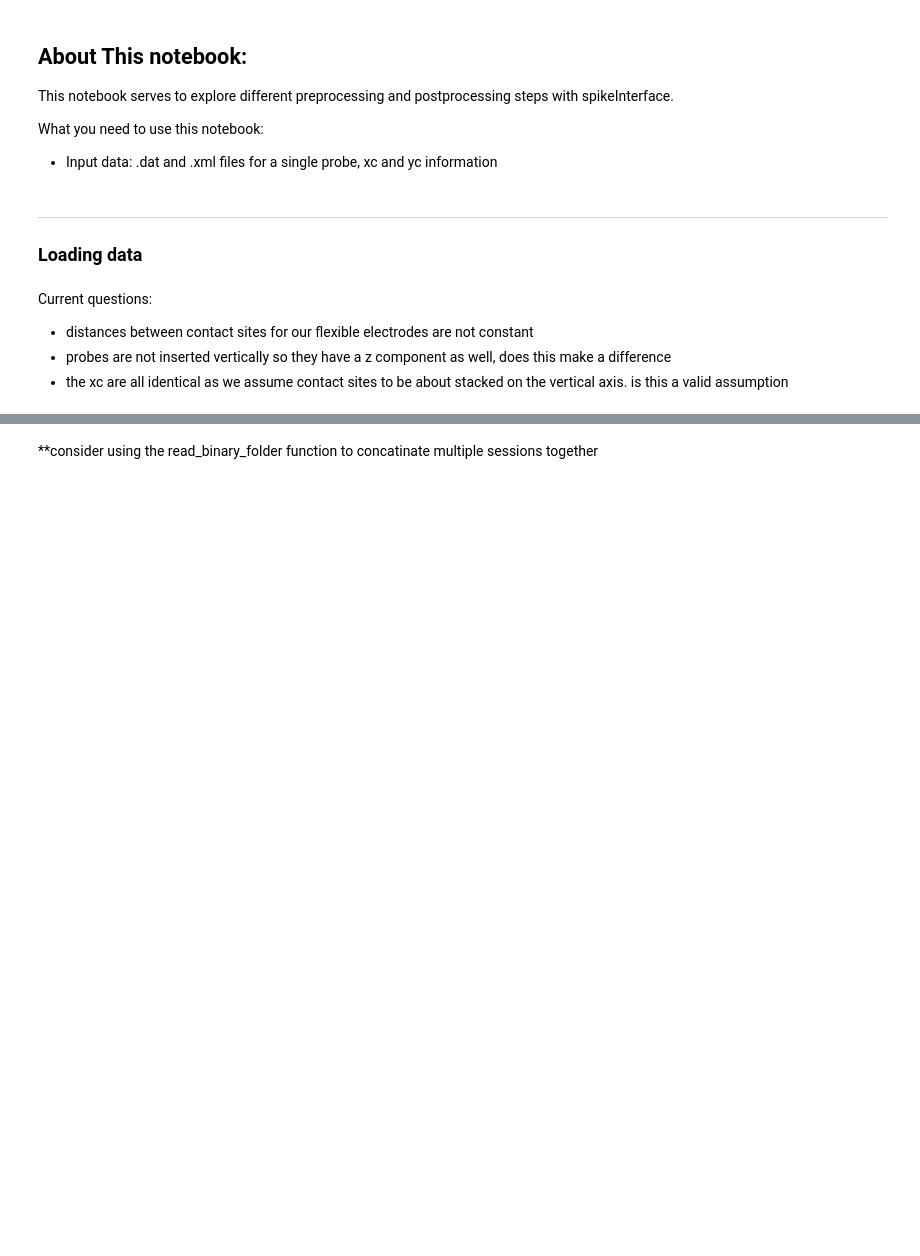
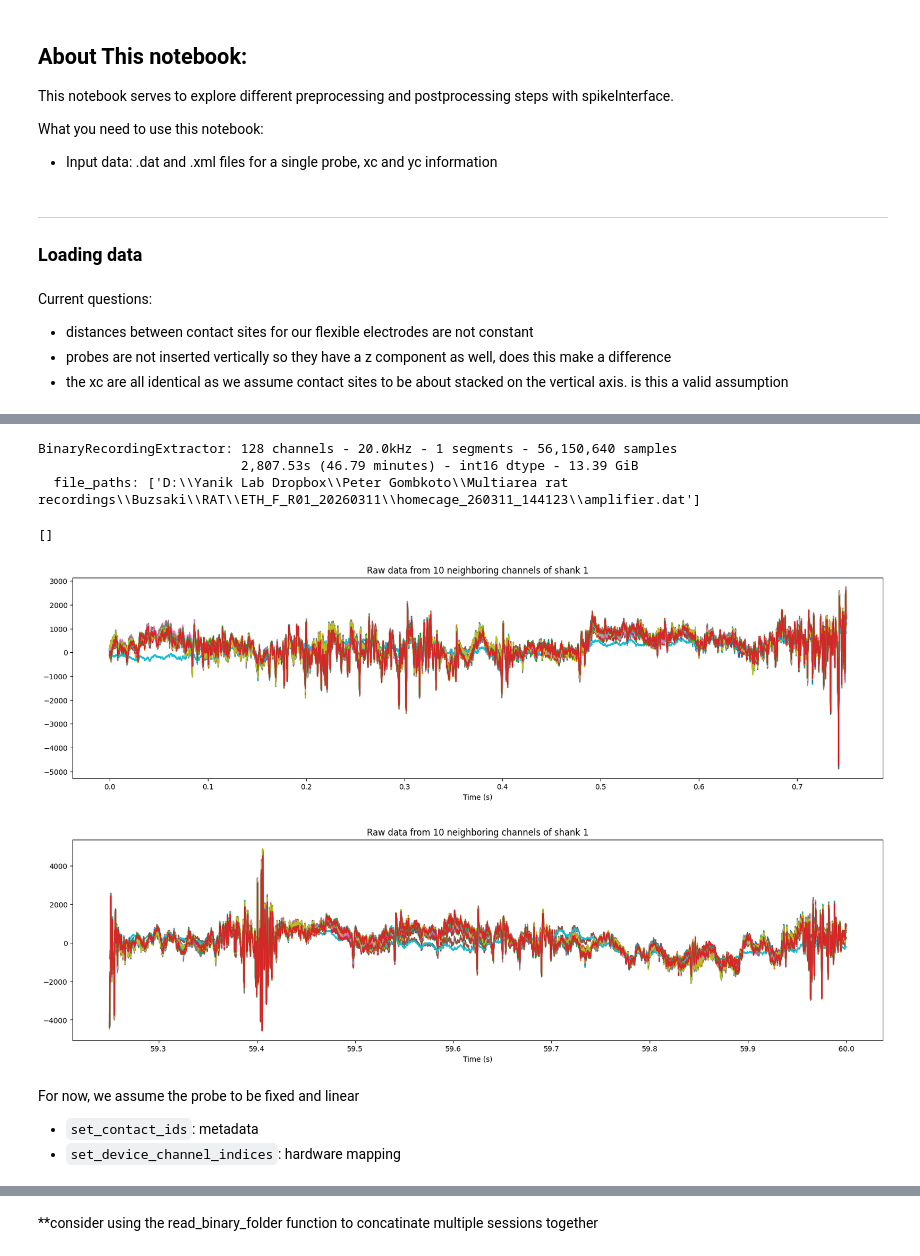
Before and after one commit to BruneBettler/SpikeExplore, a Jupyter notebook: dataExploration.ipynb, the cells around one changed output, grey strips where cells are left out. Cells and saved outputs as stored; diff of their text form; code cells hidden in the pictures; blank space fills up the shorter version.

```diff
--- a/dataExploration.ipynb
+++ b/dataExploration.ipynb
@@ -19,9 +26,25 @@ Current questions:
 - probes are not inserted vertically so they have a z component as well, does this make a difference
 - the xc are all identical as we assume contact sites to be about stacked on the vertical axis. is this a valid assumption
 # %%
+buzsaki_data = {
+    "dat_path": r"D:\Yanik Lab Dropbox\Peter Gombkoto\Multiarea rat recordings\Buzsaki\RAT\ETH_F_R01_20260311\homecage_260311_144123\amplifier.dat",
+    "xml_path": r"D:\Yanik Lab Dropbox\Peter Gombkoto\Multiarea rat recordings\Buzsaki\RAT\ETH_F_R01_20260311\homecage_260311_144123\amplifier.xml",
+    "xc_dist": [0,1000],       # x-axis distance between contact sites in um (0.0 if all contact sites are aligned vertically)
+    "yc_dist": [15.5, 50.0],      # y-axisdistance between contact sites in um
+}
+
+neuroTech_data = {
+    "dat_path": r"D:\Yanik Lab Dropbox\Peter Gombkoto\Multiarea rat recordings\rTBY34\preprocessed_data\5_freely_behav_220311_151222\amplifier.dat",
+    "xml_path": r"D:\Yanik Lab Dropbox\Peter Gombkoto\Multiarea rat recordings\rTBY34\preprocessed_data\5_freely_behav_220311_151222\amplifier.xml",
+    "xc_dist": [0, 1000, 2000, 3000],       # x-axis distance between contact sites in um (0.0 if all contact sites are aligned vertically)
+    "yc_dist": [60.0, 40.0, 40.0, 60.0],      # y-axisdistance between contact sites in um
+}
+
+
 # TODO: Modify the code below for your particular input data
+data = buzsaki_data
 
-dat_path = r"D:\Yanik Lab Dropbox\Peter Gombkoto\Multiarea rat recordings\Buzsaki\RAT\ETH_F_R01_20260311\homecage_260311_144123\amplifier.dat"
-xml_path = r"D:\Yanik Lab Dropbox\Peter Gombkoto\Multiarea rat recordings\Buzsaki\RAT\ETH_F_R01_20260311\homecage_260311_144123\amplifier.xml"
-xc_dist = 0.0       # x-axis distance between contact sites in um (0.0 if all contact sites are aligned vertically)
-yc_dist = 15.5      # y-axisdistance between contact sites in um
+dat_path = data["dat_path"]
+xml_path = data["xml_path"]
+xc_dist = data["xc_dist"]
+yc_dist = data["yc_dist"]
@@ -28,2 +74,36 @@ yc_dist = 15.5      # y-axisdistance between contact sites in um
 # %%
-recording = si.read_binary(dat_path, sampling_frequency=30000, num_chan=32, dtype="int16")
+channel_ids, xml_data = getXMLData(xml_path)
+nBits, nChannels, samplingRate, offset, lfpSamplingRate = xml_data
+
+recording = si.read_binary(file_paths=dat_path, sampling_frequency=samplingRate, dtype=f"int{nBits}", num_channels=nChannels, channel_ids=channel_ids, is_filtered=False)
+# %%
+recording
+# %% [output]
+BinaryRecordingExtractor: 128 channels - 20.0kHz - 1 segments - 56,150,640 samples
+                          2,807.53s (46.79 minutes) - int16 dtype - 13.39 GiB
+  file_paths: ['D:\\Yanik Lab Dropbox\\Peter Gombkoto\\Multiarea rat recordings\\Buzsaki\\RAT\\ETH_F_R01_20260311\\homecage_260311_144123\\amplifier.dat']
+# %%
+shank1_traces = recording.get_traces(channel_ids=channel_ids[:64], start_frame=1200000, end_frame=2400000)  # Get the first second of data for the first 64 channels
+uV_per_count = 0.195 #https://intantech.com/files/Intan_RHX_user_guide.pdf
+
+t = np.arange(shank1_traces.shape[0]) / (samplingRate) # Time vector in seconds
+# %%
+plt.figure(figsize=(20, 5))
+plt.plot(t[:15000], shank1_traces[:15000])
+plt.title("Raw data from 10 neighboring channels of shank 1")
+plt.xlabel("Time (s)")
+plt.plot()
+plt.figure(figsize=(20, 5))
+plt.plot(t[-15000:], shank1_traces[-15000:])
+plt.title("Raw data from 10 neighboring channels of shank 1")
+plt.xlabel("Time (s)")
+plt.plot()
+# %% [output]
+[]
+[figure, added]
+[figure, added]
+# %% [markdown]
+For now, we assume the probe to be fixed and linear
+
+- `set_contact_ids`: metadata
+- `set_device_channel_indices`: hardware mapping
```
Also changed, not shown: parts of 8 cells of this notebook, 4 other files.
